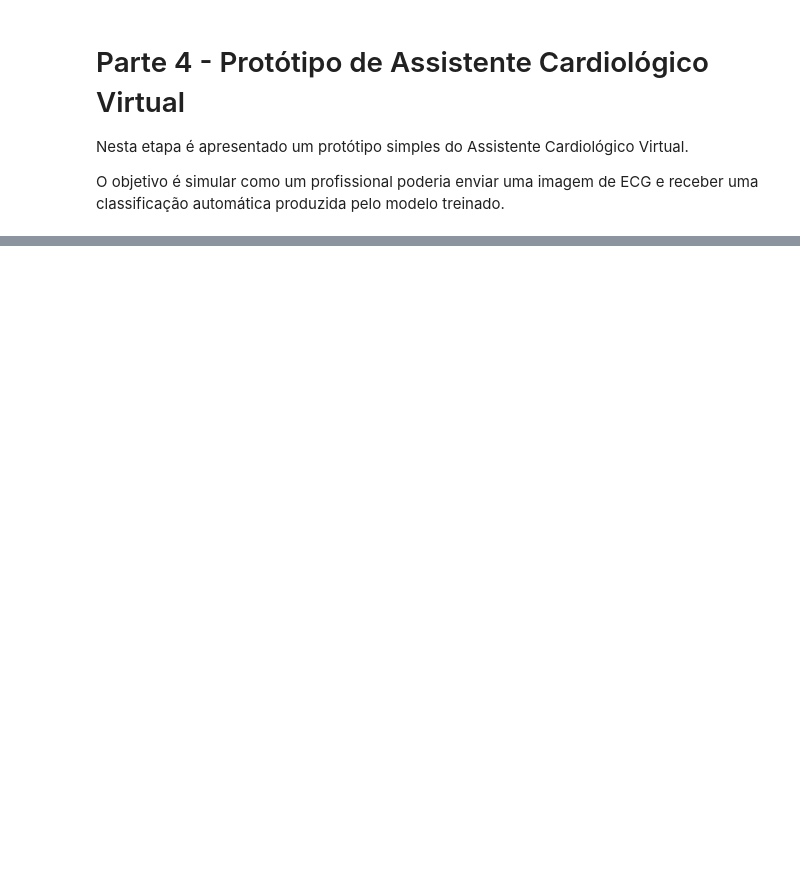
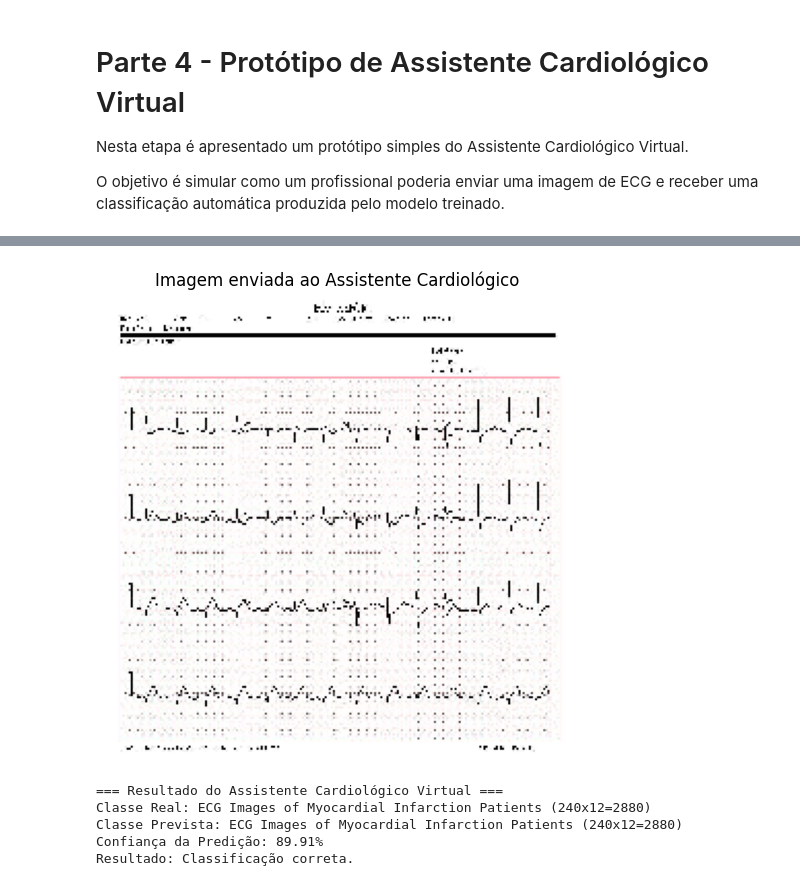
Before and after one commit to DavsCreations/cardioia_fase4, a Jupyter notebook: notebooks/cardioia_fase4_visao_computacional.ipynb, the cells around one changed output, grey strips where cells are left out. Saved outputs shown, nothing was run; the diff lists cells and outputs as text; code cells hidden in the pictures; blank space fills up the shorter version.

```diff
--- a/notebooks/cardioia_fase4_visao_computacional.ipynb
+++ b/notebooks/cardioia_fase4_visao_computacional.ipynb
@@ -602,0 +602,40 @@ Resultado: Classificação correta.
+# %%
+# =========================
+# PROTÓTIPO DO ASSISTENTE CARDIOLÓGICO VIRTUAL
+# =========================
+
+import numpy as np
+import matplotlib.pyplot as plt
+
+# Selecionar uma imagem do conjunto de teste
+imagem_teste, classe_real_num = teste[0]
+
+# Pegar a primeira imagem do lote
+imagem = imagem_teste[0]
+classe_real = np.argmax(classe_real_num[0])
+
+# Fazer predição com o modelo de Transfer Learning
+predicao = modelo_tl.predict(np.expand_dims(imagem, axis=0))
+
+classe_prevista = np.argmax(predicao)
+confianca = np.max(predicao) * 100
+
+nomes_classes = list(teste.class_indices.keys())
+
+# Exibir imagem e resultado
+plt.figure(figsize=(8, 6))
+plt.imshow(imagem)
+plt.axis("off")
+plt.title("Imagem enviada ao Assistente Cardiológico")
+plt.show()
+
+print("=== Resultado do Assistente Cardiológico Virtual ===")
+print("Classe Real:", nomes_classes[classe_real])
+print("Classe Prevista:", nomes_classes[classe_prevista])
+print(f"Confiança da Predição: {confianca:.2f}%")
+
+if classe_real == classe_prevista:
+    print("Resultado: Classificação correta.")
+else:
+    print("Resultado: Classificação incorreta.")
+# %% [output]
@@ -603,3 +643,9 @@ Resultado: Classificação correta.
+[figure, added]
+=== Resultado do Assistente Cardiológico Virtual ===
+Classe Real: ECG Images of Myocardial Infarction Patients (240x12=2880)
+Classe Prevista: ECG Images of Myocardial Infarction Patients (240x12=2880)
+Confiança da Predição: 89.91%
+Resultado: Classificação correta.
 # %% [markdown]
 # Conclusão
 
```
Also changed, not shown: parts of 26 cells of this notebook.
